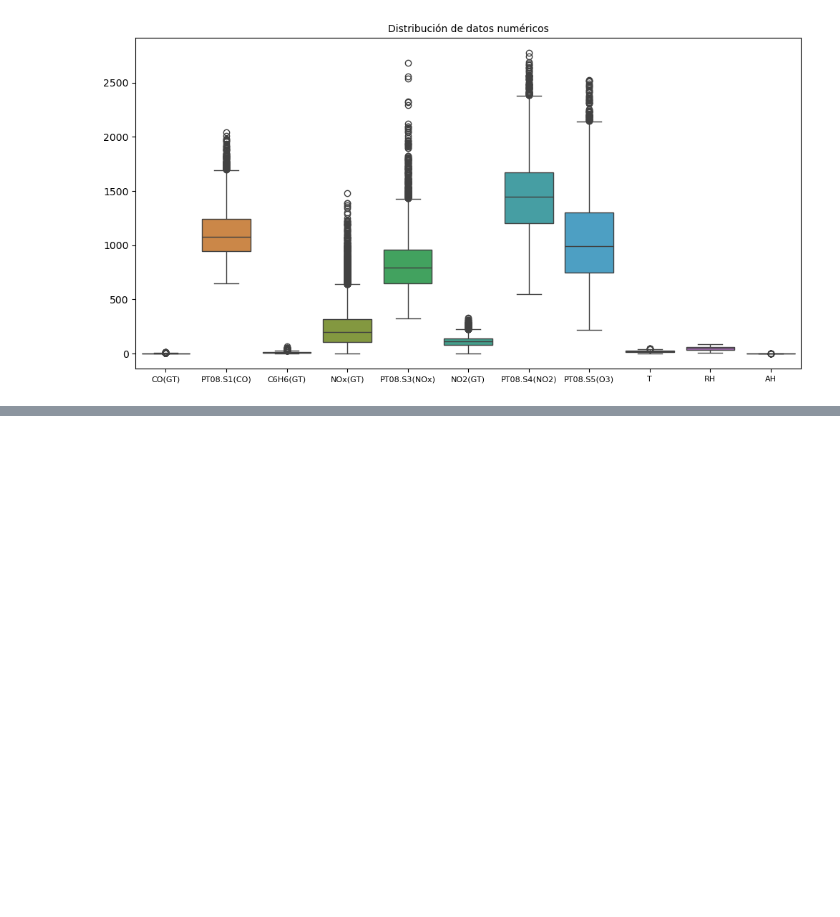
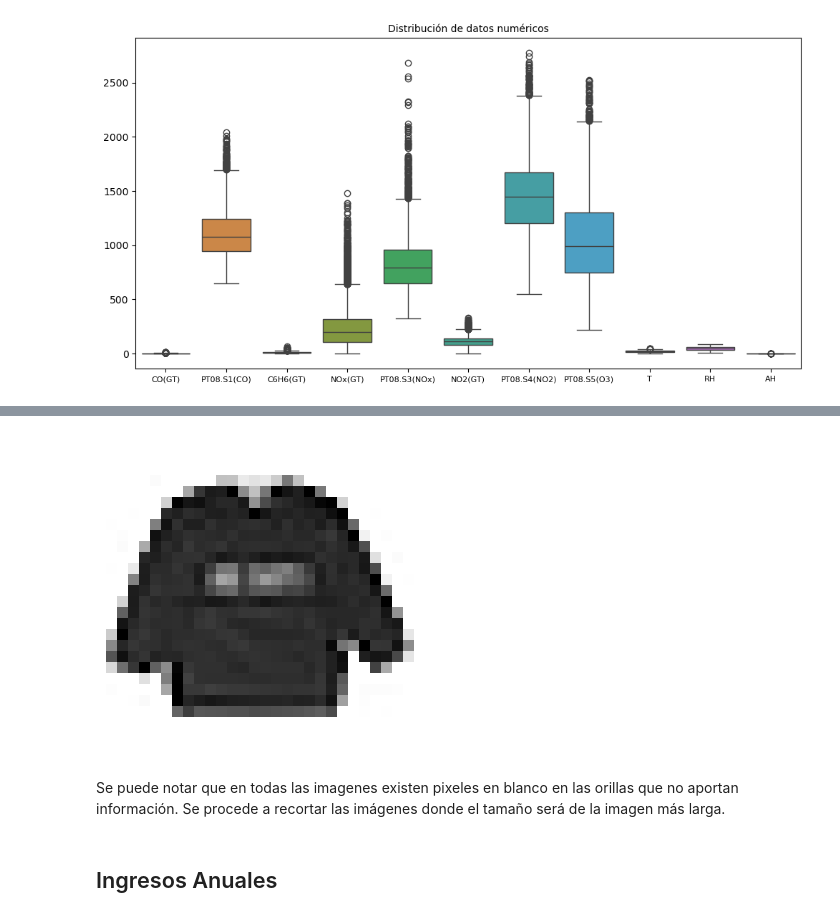
Before and after one commit to JuanPabloRodriguezC/rec_patrones_lab, a Jupyter notebook: Proyecto/proyecto.ipynb, the cells around one changed output, grey strips where cells are left out. Cells and saved outputs as stored; diff of their text form; code cells hidden in the pictures; blank space fills up the shorter version.

Commit message:
importa datasets de moda e ingresos

```diff
--- a/Proyecto/proyecto.ipynb
+++ b/Proyecto/proyecto.ipynb
@@ -274,0 +275,2 @@ plt.show()
+# %%
+moda = pd.read_csv('Moda/Train.csv')
@@ -274,0 +287,19 @@ plt.show()
+# %%
+moda_labels = moda.label
+moda.drop("label", axis=1, inplace=True)
+# %%
+def plot_digit(image_data):
+    image = image_data.reshape(28, 28)
+    plt.figure(figsize=(4,4))
+    plt.imshow(image, cmap="binary")
+    plt.axis("off")
+# %%
+some_digit = moda.iloc[0].values
+plot_digit(some_digit)
+plt.show()
+# %% [output]
+[figure, added]
+# %% [markdown]
+Se puede notar que en todas las imagenes existen pixeles en blanco en las orillas que no aportan información. Se procede a recortar las imágenes donde el tamaño será de la imagen más larga.
+# %% [markdown]
+## Ingresos Anuales
```
Also changed, not shown: parts of 8 cells of this notebook.
